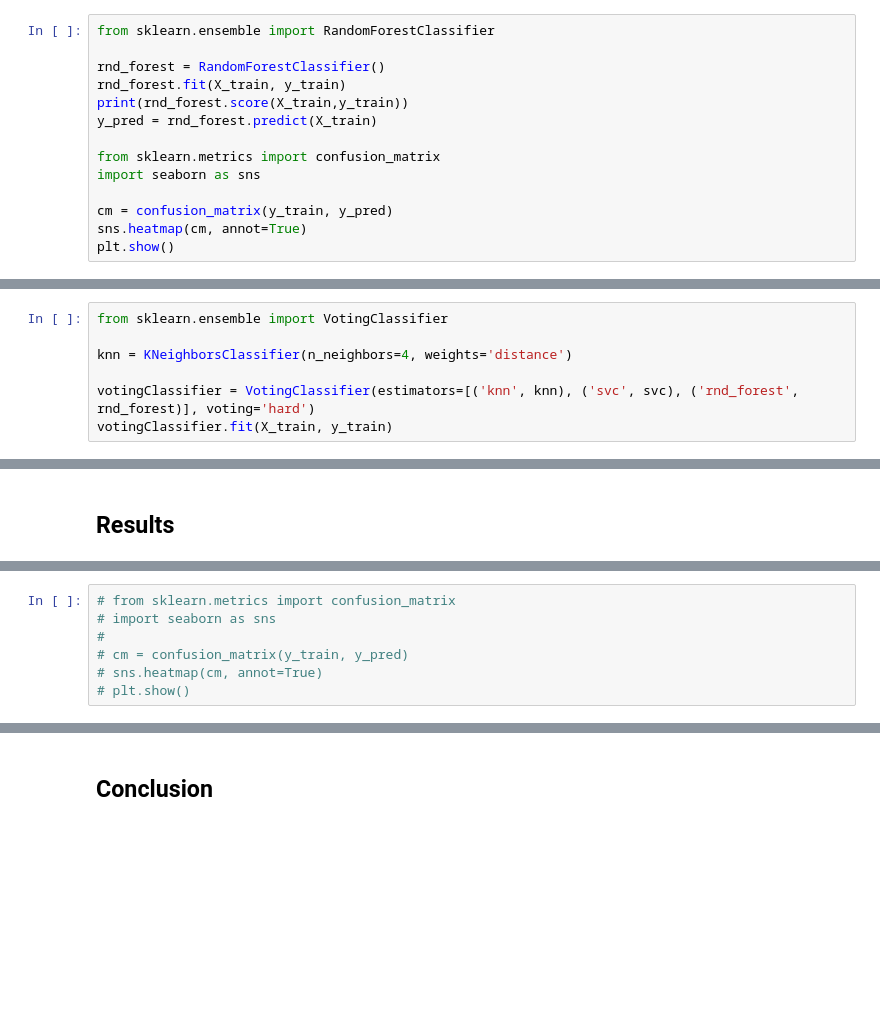
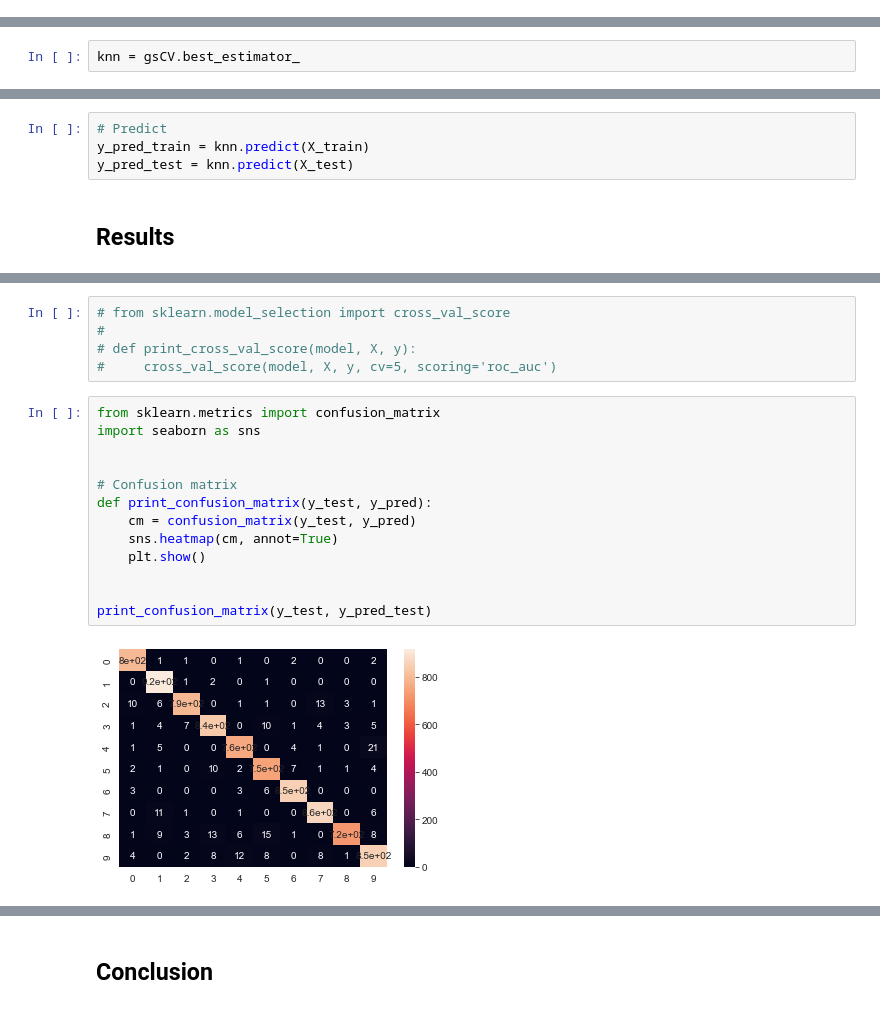
Before and after one commit to Im-Rises/digit_recognizer_ml, a Jupyter notebook: main_kaggle.ipynb, the cells around one changed output, grey strips where cells are left out. Drawn from its saved outputs; the diff is of its cells as text; blank space fills up the shorter version.

```diff
--- a/main_kaggle.ipynb
+++ b/main_kaggle.ipynb
@@ -145,14 +129,0 @@ plt.show()
-# %%
-from sklearn.ensemble import RandomForestClassifier
-
-rnd_forest = RandomForestClassifier()
-rnd_forest.fit(X_train, y_train)
-print(rnd_forest.score(X_train,y_train))
-y_pred = rnd_forest.predict(X_train)
-
-from sklearn.metrics import confusion_matrix
-import seaborn as sns
-
-cm = confusion_matrix(y_train, y_pred)
-sns.heatmap(cm, annot=True)
-plt.show()
@@ -162,7 +129,0 @@ plt.show()
-# %%
-from sklearn.ensemble import VotingClassifier
-
-knn = KNeighborsClassifier(n_neighbors=4, weights='distance')
-
-votingClassifier = VotingClassifier(estimators=[('knn', knn), ('svc', svc), ('rnd_forest', rnd_forest)], voting='hard')
-votingClassifier.fit(X_train, y_train)
@@ -177,3 +140,5 @@ NameError: name 'svc' is not defined
+# %%
+knn = gsCV.best_estimator_
 # %% [markdown]
 ## Train and test chosen model
 # %%
@@ -183,2 +149,6 @@ NameError: name 'svc' is not defined
+# %%
+# Predict
+y_pred_train = knn.predict(X_train)
+y_pred_test = knn.predict(X_test)
 # %% [markdown]
 ## Results
@@ -185,7 +169,20 @@ NameError: name 'svc' is not defined
+# %%
+# from sklearn.model_selection import cross_val_score
+#
+# def print_cross_val_score(model, X, y):
+#     cross_val_score(model, X, y, cv=5, scoring='roc_auc')
 # %%
-# from sklearn.metrics import confusion_matrix
-# import seaborn as sns
-#
-# cm = confusion_matrix(y_train, y_pred)
-# sns.heatmap(cm, annot=True)
-# plt.show()
+from sklearn.metrics import confusion_matrix
+import seaborn as sns
+
+
+# Confusion matrix
+def print_confusion_matrix(y_test, y_pred):
+    cm = confusion_matrix(y_test, y_pred)
+    sns.heatmap(cm, annot=True)
+    plt.show()
+
+
+print_confusion_matrix(y_test, y_pred_test)
+# %% [output]
+[figure, added]
```
Also changed, not shown: parts of 41 cells of this notebook, 1 other file.
